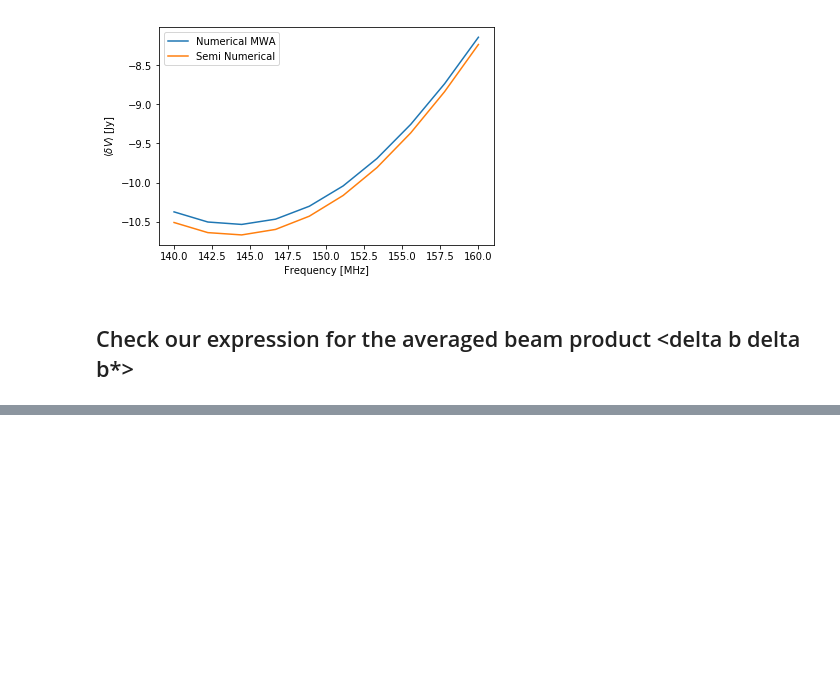
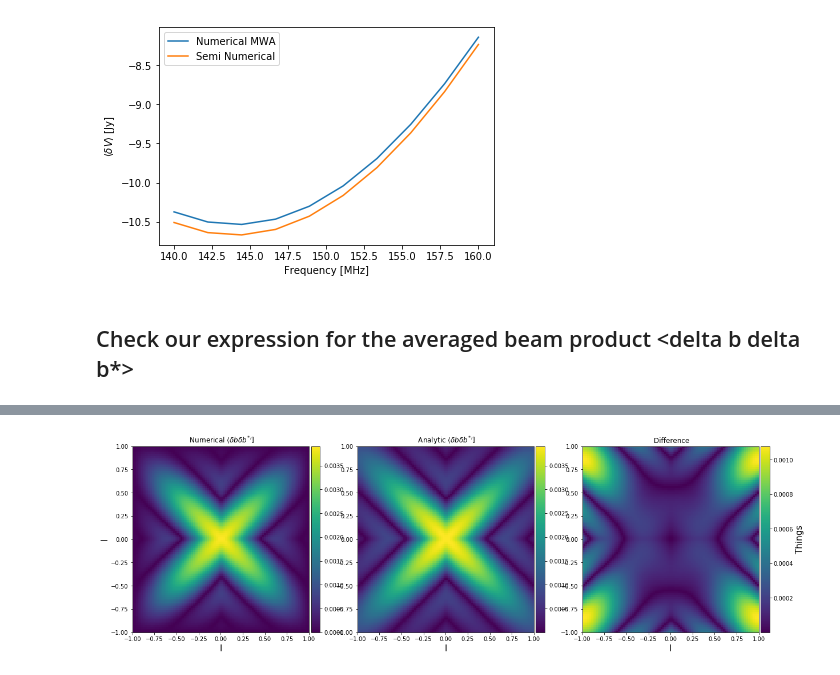
Before and after one commit to ronniyjoseph/Beam-Perturbations, a Jupyter notebook: Beam Covariance Re-do.ipynb, the cells around one changed output, grey strips where cells are left out. Saved outputs shown, nothing was run; the diff lists cells and outputs as text; code cells hidden in the pictures; blank space fills up the shorter version.

```diff
--- a/Beam Covariance Re-do.ipynb
+++ b/Beam Covariance Re-do.ipynb
@@ -839,0 +700,9 @@ KeyboardInterrupt:
+# %%
+a_averaged = a_averaged_beam_product(numpy.abs(ll1),numpy.abs(ll2), m1, m2, f1, f2)
+
+approximation = numpy.abs(a_averaged)
+difference = numpy.abs(n_mwa_averaged -a_averaged)
+
+averaged_plotter(l, numerical, approximation, difference)
+# %% [output]
+[figure, added]
```
Also changed, not shown: parts of 16 cells of this notebook, 2 other files.
